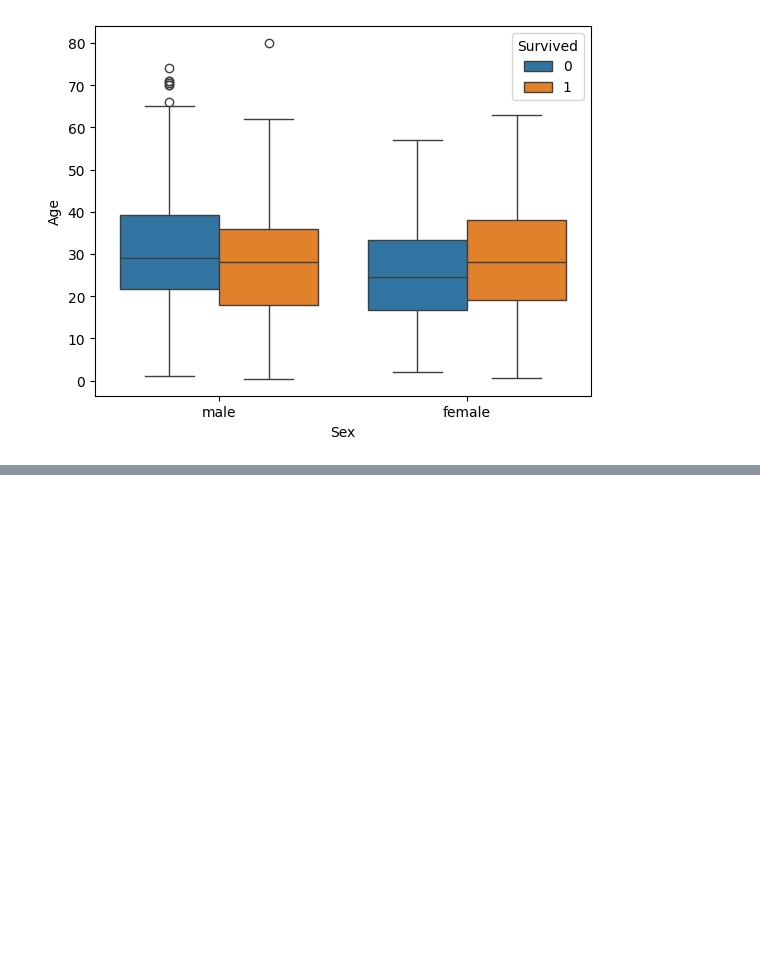
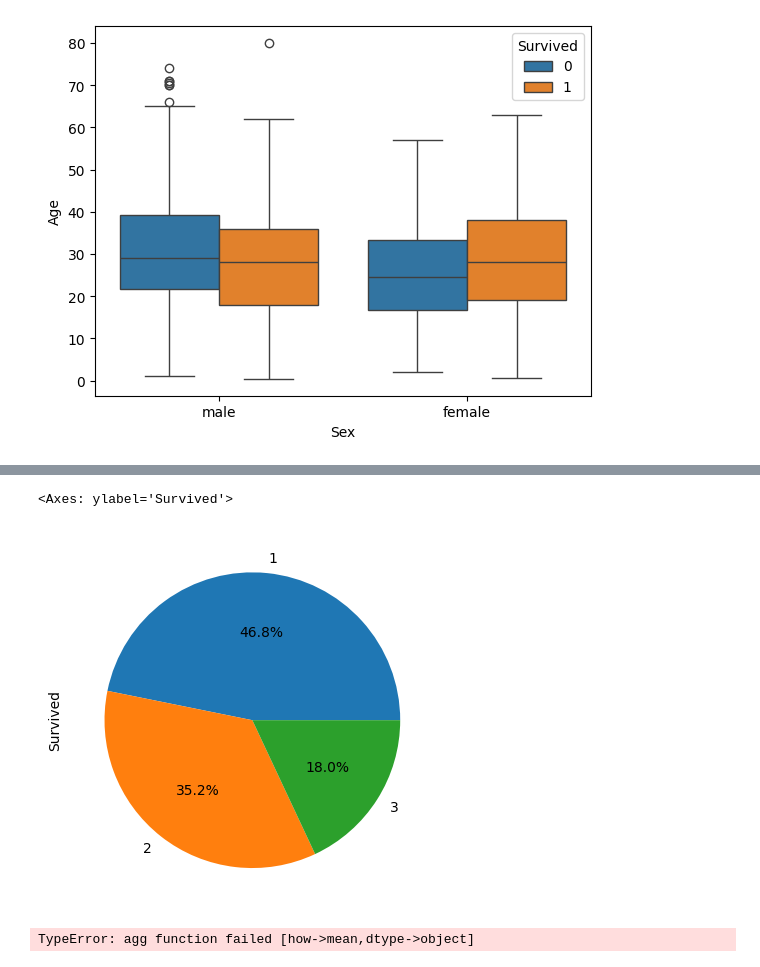
Before and after one commit to somaananta/learn_AI_with_som, a Jupyter notebook: ML_day21.ipynb, the cells around one changed output, grey strips where cells are left out. Cells and saved outputs as stored; diff of their text form; code cells hidden in the pictures; blank space fills up the shorter version.

```diff
--- a/ML_day21.ipynb
+++ b/ML_day21.ipynb
@@ -18,6 +18,7 @@ tips.head()
 | 4 | 24.59 | 3.61 | Female | No | Sun | Dinner | 4 |
 # %%
 titanic = pd.read_csv('/content/train.csv')
+titanic1 = pd.read_csv('/content/train1.csv')
 # %%
 flights = sns.load_dataset('flights')
 # %%
@@ -76,0 +120,3 @@ sns.boxplot(data=titanic, x='Sex', y='Age', hue='Survived')
+# %%
+percentage_survived=(titanic1.groupby('Pclass').mean()['Survived']*100)
+percentage_survived
@@ -76,0 +130,9 @@ sns.boxplot(data=titanic, x='Sex', y='Age', hue='Survived')
+# %%
+percentage_survived.plot(kind='pie',autopct='%1.1f%%')
+# %% [output]
+<Axes: ylabel='Survived'>
+[figure, added]
+# %%
+percentage_survived_sex=(titanic.groupby('Sex').mean()['Survived']*100)
+# %% [output]
+TypeError: agg function failed [how->mean,dtype->object]
```
Also changed, not shown: parts of 8 cells of this notebook.
